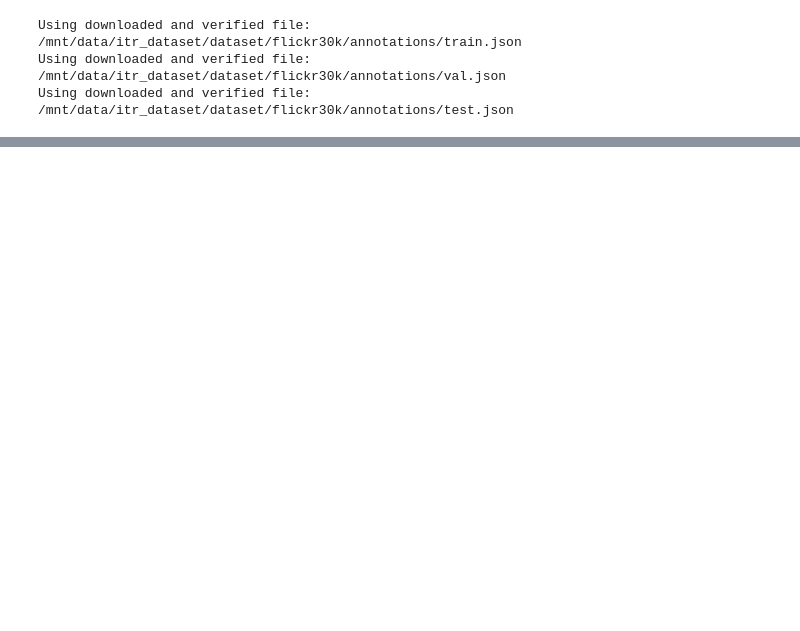
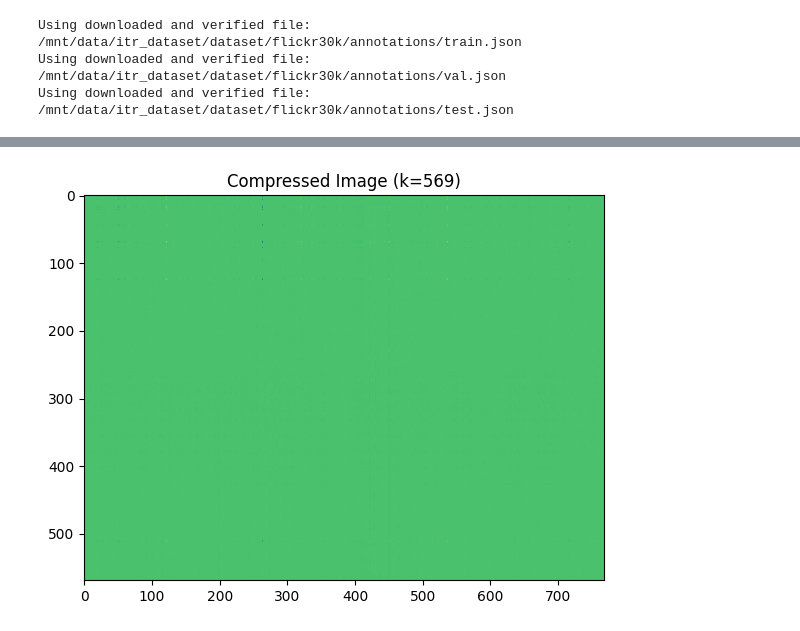
Before and after one commit to hchautran/HypCLIP, a Jupyter notebook: lab.ipynb, the cells around one changed output, grey strips where cells are left out. Cells and saved outputs as stored; diff of their text form; code cells hidden in the pictures; blank space fills up the shorter version.

```diff
--- a/lab.ipynb
+++ b/lab.ipynb
@@ -118,0 +190,10 @@ with torch.no_grad():
+# %%
+plt.figure(figsize=(10, 5))
+
+
+plt.imshow(a_new[0], cmap='viridis')
+plt.title(f'Compressed Image (k={k})')
+
+plt.show()
+# %% [output]
+[figure, added]
```
Also changed, not shown: parts of 14 cells of this notebook, 9 other files.
